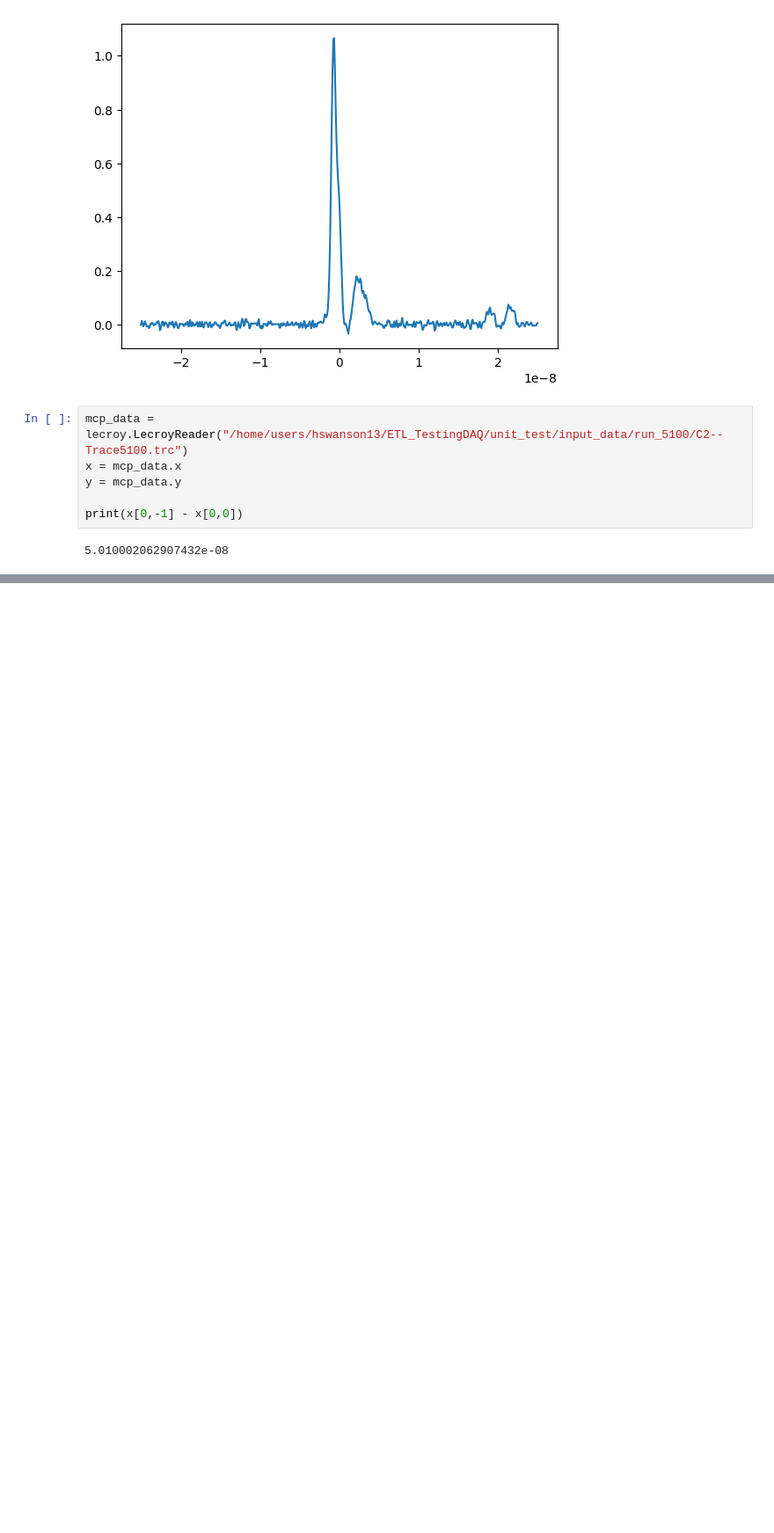
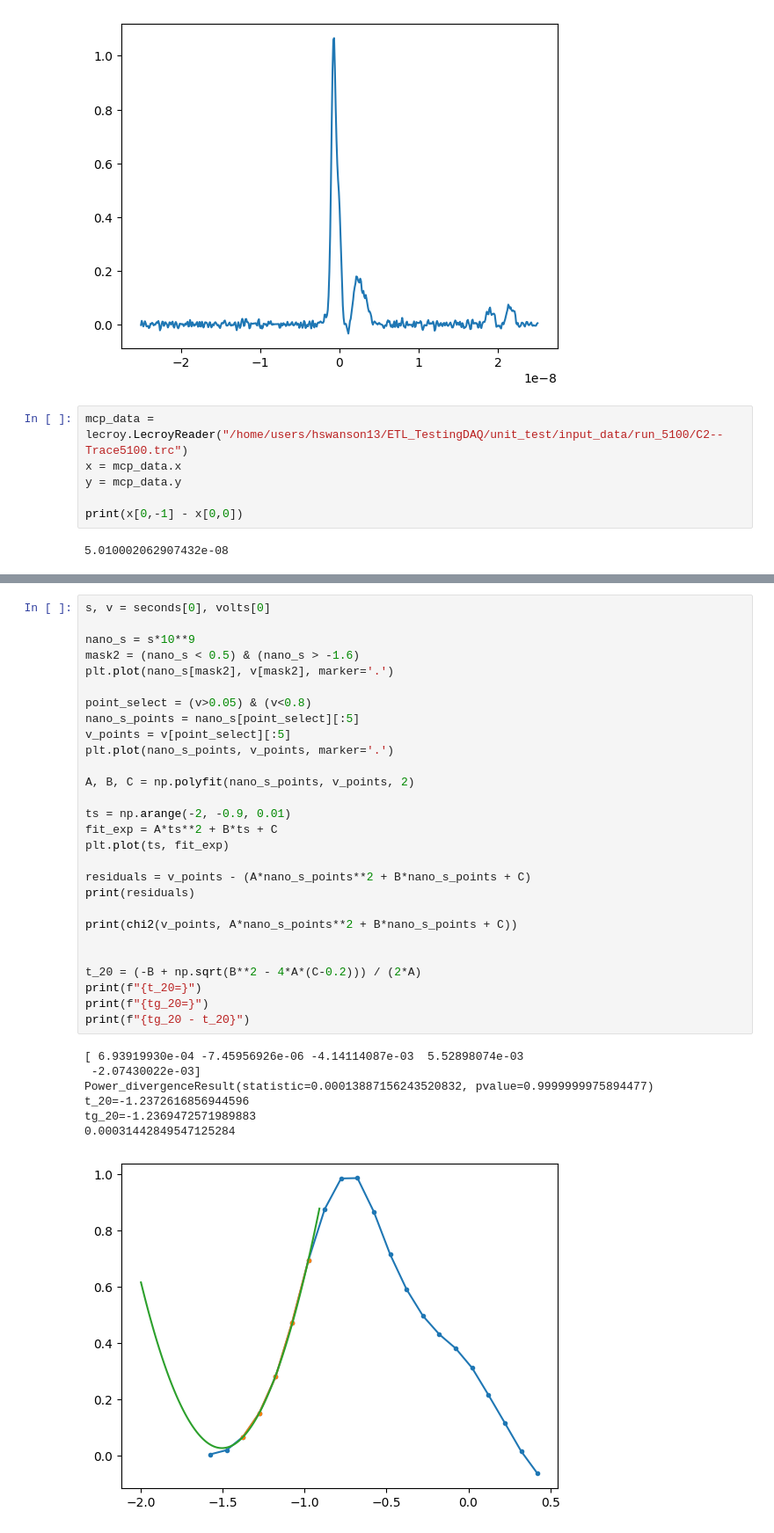
Before and after one commit to leonardolanteri/ETL_TestingDAQ, a Jupyter notebook: notebooks/mcp_manual_fitter.ipynb, the cells around one changed output, grey strips where cells are left out. Shown at 88% size. Drawn from its saved outputs; the diff is of its cells as text; blank space fills up the shorter version.

```diff
--- a/notebooks/mcp_manual_fitter.ipynb
+++ b/notebooks/mcp_manual_fitter.ipynb
@@ -206,0 +267,36 @@ seconds, volts = mcp.MCPSignalScaler.normalize(x,y)
+# %%
+s, v = seconds[0], volts[0]
+
+nano_s = s*10**9
+mask2 = (nano_s < 0.5) & (nano_s > -1.6)
+plt.plot(nano_s[mask2], v[mask2], marker='.')
+
+point_select = (v>0.05) & (v<0.8)
+nano_s_points = nano_s[point_select][:5]
+v_points = v[point_select][:5]
+plt.plot(nano_s_points, v_points, marker='.')
+
+A, B, C = np.polyfit(nano_s_points, v_points, 2)
+
+ts = np.arange(-2, -0.9, 0.01)
+fit_exp = A*ts**2 + B*ts + C
+plt.plot(ts, fit_exp)
+
+residuals = v_points - (A*nano_s_points**2 + B*nano_s_points + C)
+print(residuals)
+
+print(chi2(v_points, A*nano_s_points**2 + B*nano_s_points + C))
+
+
+t_20 = (-B + np.sqrt(B**2 - 4*A*(C-0.2))) / (2*A)
+print(f"{t_20=}")
+print(f"{tg_20=}")
+print(f"{tg_20 - t_20}")
+# %% [output]
+[ 6.93919930e-04 -7.45956926e-06 -4.14114087e-03  5.52898074e-03
+ -2.07430022e-03]
+Power_divergenceResult(statistic=0.00013887156243520832, pvalue=0.9999999975894477)
+t_20=-1.2372616856944596
+tg_20=-1.2369472571989883
+0.00031442849547125284
+[figure, added]
```
Also changed, not shown: parts of 4 cells of this notebook.
